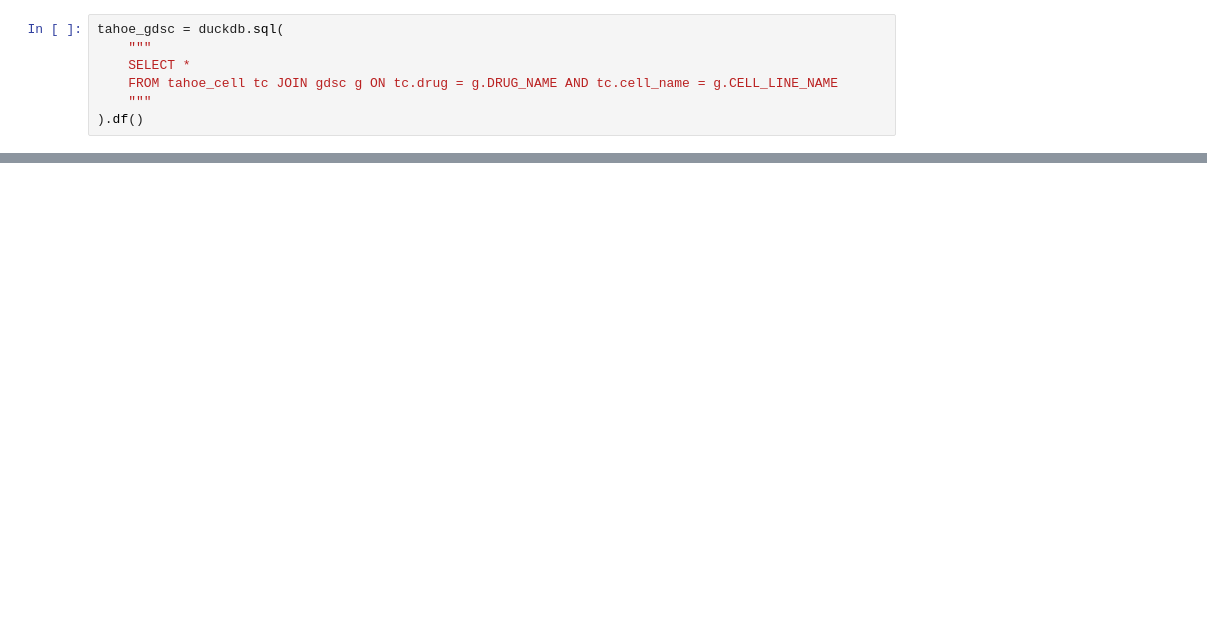
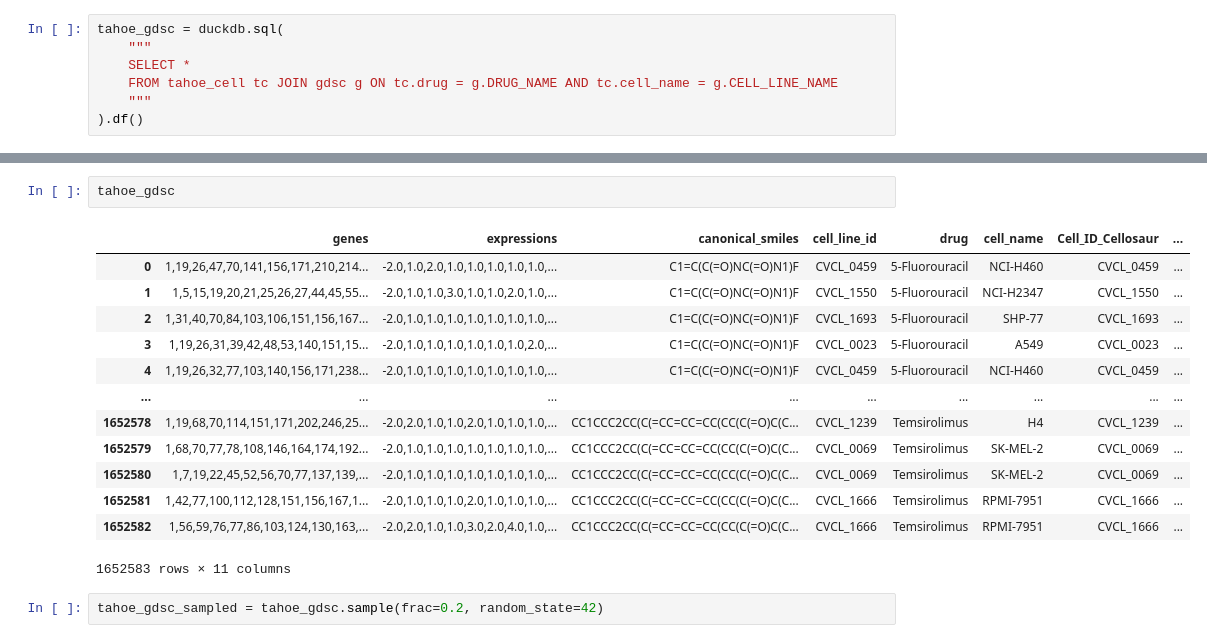
Before and after one commit to yutiachen5/Tahoe100M_practice, a Jupyter notebook: preprocessing.ipynb, the cells around one changed output, grey strips where cells are left out. Saved outputs shown, nothing was run; the diff lists cells and outputs as text; blank space fills up the shorter version.

```diff
--- a/preprocessing.ipynb
+++ b/preprocessing.ipynb
@@ -136,0 +205,18 @@ tahoe_gdsc_copy
+# %%
+tahoe_gdsc
+# %% [output]
+|  | genes | expressions | canonical_smiles | cell_line_id | drug | cell_name | Cell_ID_Cellosaur | ... |
+| 0 | 1,19,26,47,70,141,156,171,210,214... | -2.0,1.0,2.0,1.0,1.0,1.0,1.0,1.0,... | C1=C(C(=O)NC(=O)N1)F | CVCL_0459 | 5-Fluorouracil | NCI-H460 | CVCL_0459 | ... |
+| 1 | 1,5,15,19,20,21,25,26,27,44,45,55... | -2.0,1.0,1.0,3.0,1.0,1.0,2.0,1.0,... | C1=C(C(=O)NC(=O)N1)F | CVCL_1550 | 5-Fluorouracil | NCI-H2347 | CVCL_1550 | ... |
+| 2 | 1,31,40,70,84,103,106,151,156,167... | -2.0,1.0,1.0,1.0,1.0,1.0,1.0,1.0,... | C1=C(C(=O)NC(=O)N1)F | CVCL_1693 | 5-Fluorouracil | SHP-77 | CVCL_1693 | ... |
+| 3 | 1,19,26,31,39,42,48,53,140,151,15... | -2.0,1.0,1.0,1.0,1.0,1.0,1.0,2.0,... | C1=C(C(=O)NC(=O)N1)F | CVCL_0023 | 5-Fluorouracil | A549 | CVCL_0023 | ... |
+| 4 | 1,19,26,32,77,103,140,156,171,238... | -2.0,1.0,1.0,1.0,1.0,1.0,1.0,1.0,... | C1=C(C(=O)NC(=O)N1)F | CVCL_0459 | 5-Fluorouracil | NCI-H460 | CVCL_0459 | ... |
+| ... | ... | ... | ... | ... | ... | ... | ... | ... |
+| 1652578 | 1,19,68,70,114,151,171,202,246,25... | -2.0,2.0,1.0,1.0,2.0,1.0,1.0,1.0,... | CC1CCC2CC(C(=CC=CC=CC(CC(C(=O)C(C... | CVCL_1239 | Temsirolimus | H4 | CVCL_1239 | ... |
+| 1652579 | 1,68,70,77,78,108,146,164,174,192... | -2.0,1.0,1.0,1.0,1.0,1.0,1.0,1.0,... | CC1CCC2CC(C(=CC=CC=CC(CC(C(=O)C(C... | CVCL_0069 | Temsirolimus | SK-MEL-2 | CVCL_0069 | ... |
+| 1652580 | 1,7,19,22,45,52,56,70,77,137,139,... | -2.0,1.0,1.0,1.0,1.0,1.0,1.0,1.0,... | CC1CCC2CC(C(=CC=CC=CC(CC(C(=O)C(C... | CVCL_0069 | Temsirolimus | SK-MEL-2 | CVCL_0069 | ... |
+| 1652581 | 1,42,77,100,112,128,151,156,167,1... | -2.0,1.0,1.0,1.0,2.0,1.0,1.0,1.0,... | CC1CCC2CC(C(=CC=CC=CC(CC(C(=O)C(C... | CVCL_1666 | Temsirolimus | RPMI-7951 | CVCL_1666 | ... |
+| 1652582 | 1,56,59,76,77,86,103,124,130,163,... | -2.0,2.0,1.0,1.0,3.0,2.0,4.0,1.0,... | CC1CCC2CC(C(=CC=CC=CC(CC(C(=O)C(C... | CVCL_1666 | Temsirolimus | RPMI-7951 | CVCL_1666 | ... |
+1652583 rows × 11 columns
+# %%
+tahoe_gdsc_sampled = tahoe_gdsc.sample(frac=0.2, random_state=42)
```
Also changed, not shown: parts of 31 cells of this notebook, 11 other files.
